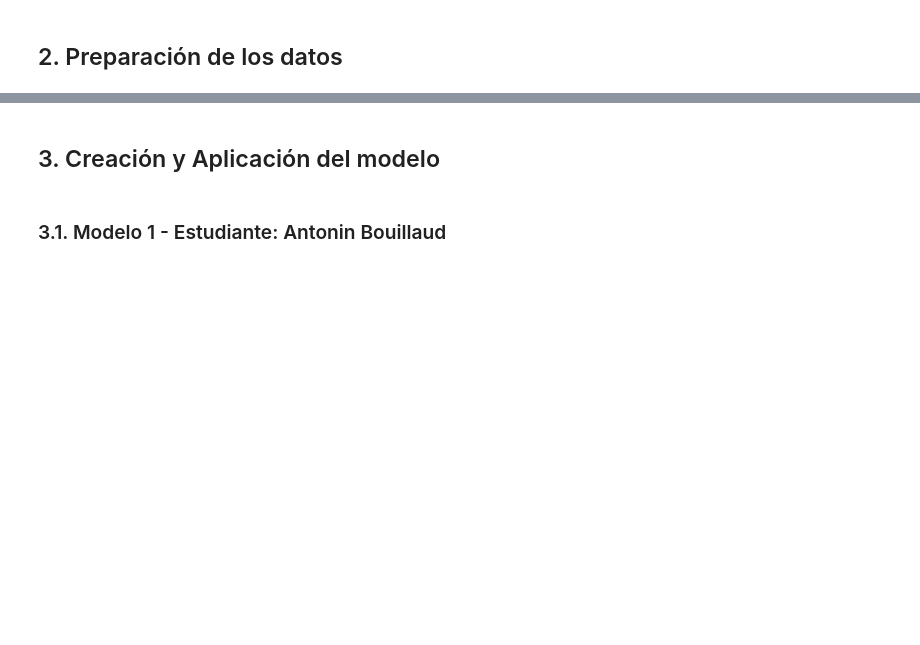
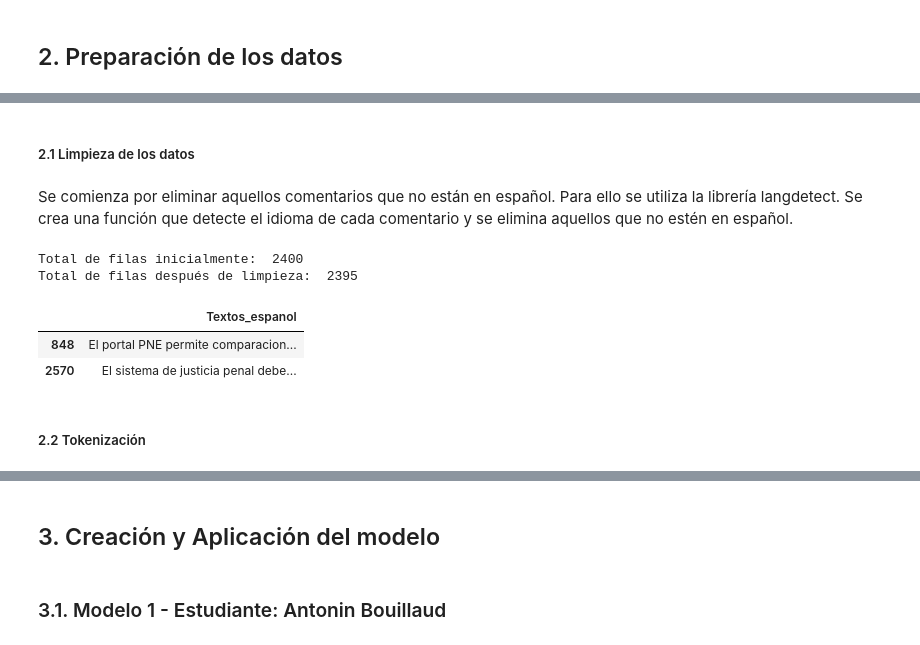
Before and after one commit to ddummann/Proyecto1-ClasificacionTextos-Etapa2, a Jupyter notebook: solucion_bi.ipynb, the cells around one changed output, grey strips where cells are left out. Cells and saved outputs as stored; diff of their text form; code cells hidden in the pictures; blank space fills up the shorter version.

Commit message:
changes
changes cleaning data....

```diff
--- a/solucion.ipynb
+++ b/solucion_bi.ipynb
@@ -218,0 +333,26 @@ ProfileReport(textos)
+# %% [markdown]
+##### 2.1 Limpieza de los datos
+# %% [markdown]
+Se comienza por eliminar aquellos comentarios que no están en español. Para ello se utiliza la librería langdetect. Se crea una función que detecte el idioma de cada comentario y se elimina aquellos que no estén en español.
+# %%
+print("Total de filas inicialmente: ", X_train.shape[0])
+
+es_mask = X_train['idioma'] == 'es'
+X_train_clean = X_train.loc[es_mask].copy()
+Y_train_clean = Y_train.loc[es_mask].copy()
+
+assert X_train_clean['idioma'].value_counts(normalize=True)['es'] == 1.0
+assert X_train_clean.shape[0] == Y_train_clean.shape[0]
+
+X_train_clean.drop(['idioma'], axis=1, inplace=True)
+
+print("Total de filas después de limpieza: ", X_train_clean.shape[0])
+X_train_clean.sample(2)
+# %% [output]
+Total de filas inicialmente:  2400
+Total de filas después de limpieza:  2395
+|  | Textos_espanol |
+| 848 | El portal PNE permite comparacion... |
+| 2570 | El sistema de justicia penal debe... |
+# %% [markdown]
+##### 2.2 Tokenización
```
Also changed, not shown: parts of 17 cells of this notebook, 2 other files.
